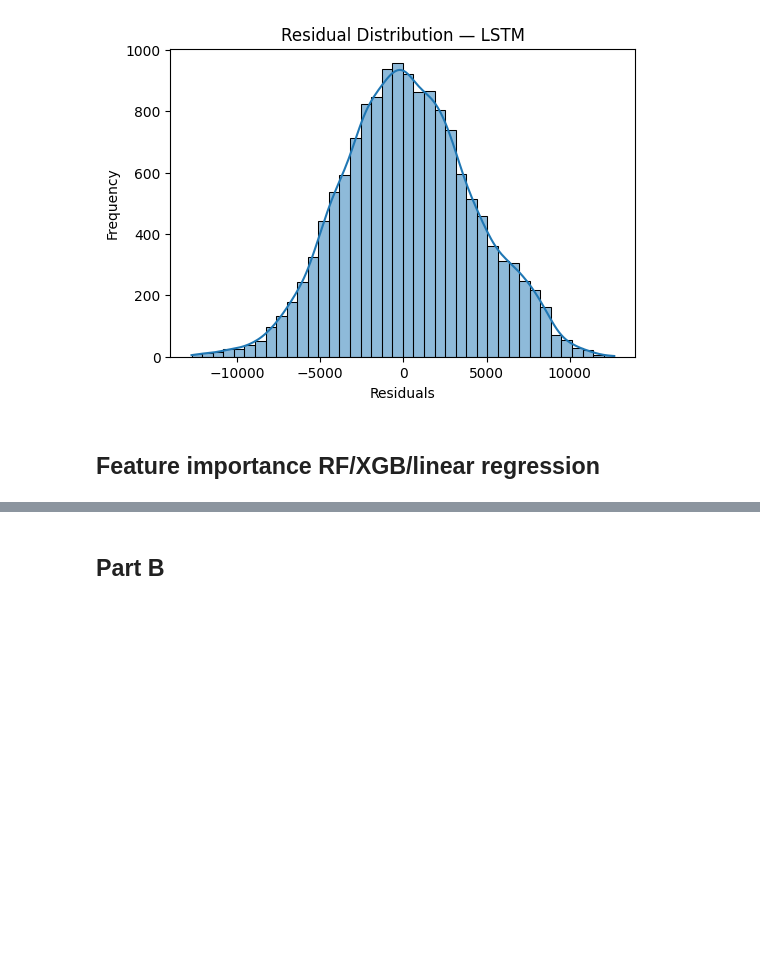
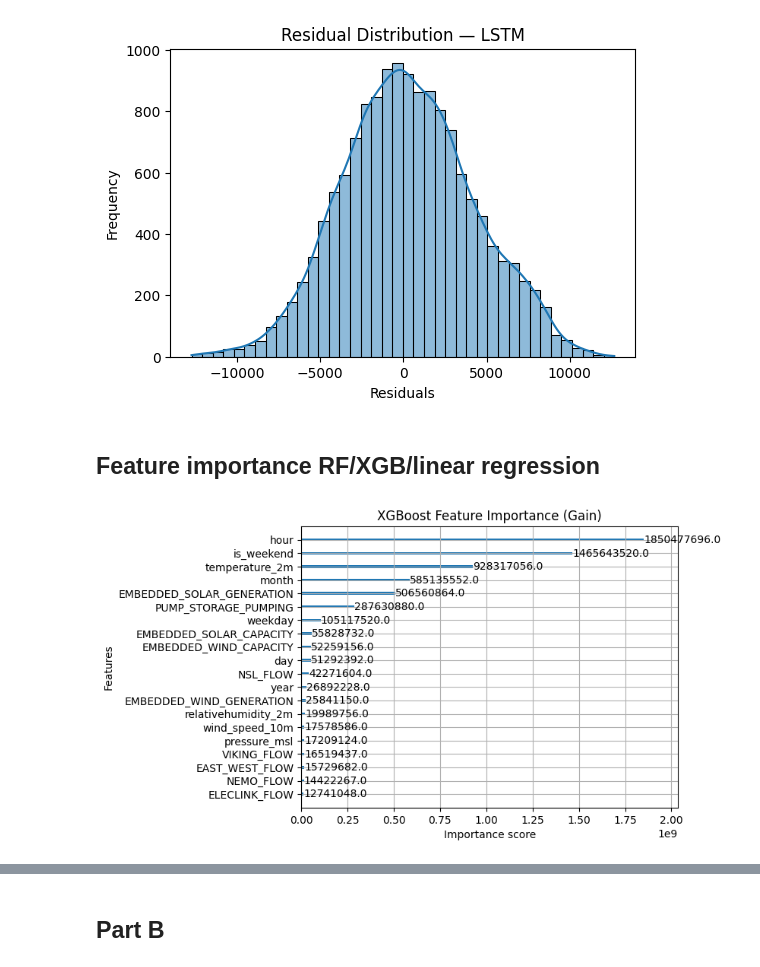
Before and after one commit to ocx-1129/ml_assignment, a Jupyter notebook: energyPred.ipynb, the cells around one changed output, grey strips where cells are left out. Saved outputs shown, nothing was run; the diff lists cells and outputs as text; code cells hidden in the pictures; blank space fills up the shorter version.

Commit message:
Feature importance

```diff
--- a/energyPred.ipynb
+++ b/energyPred.ipynb
@@ -733,3 +733,16 @@ for model_name, y_pred in predictions.items():
 [figure]
 # %% [markdown]
 ## Feature importance RF/XGB/linear regression
+# %%
+#XGBoost
+import xgboost as xgb
+xgb_model = models["XGBoost"]
+
+# plot importance
+xgb.plot_importance(xgb_model,
+                    max_num_features=20,     # top 20
+                    importance_type='gain')  # 'weight', 'gain', 'cover'
+plt.title("XGBoost Feature Importance (Gain)")
+plt.show()
+# %% [output]
+[figure, added]
```
Also changed, not shown: parts of 1 cell of this notebook.
